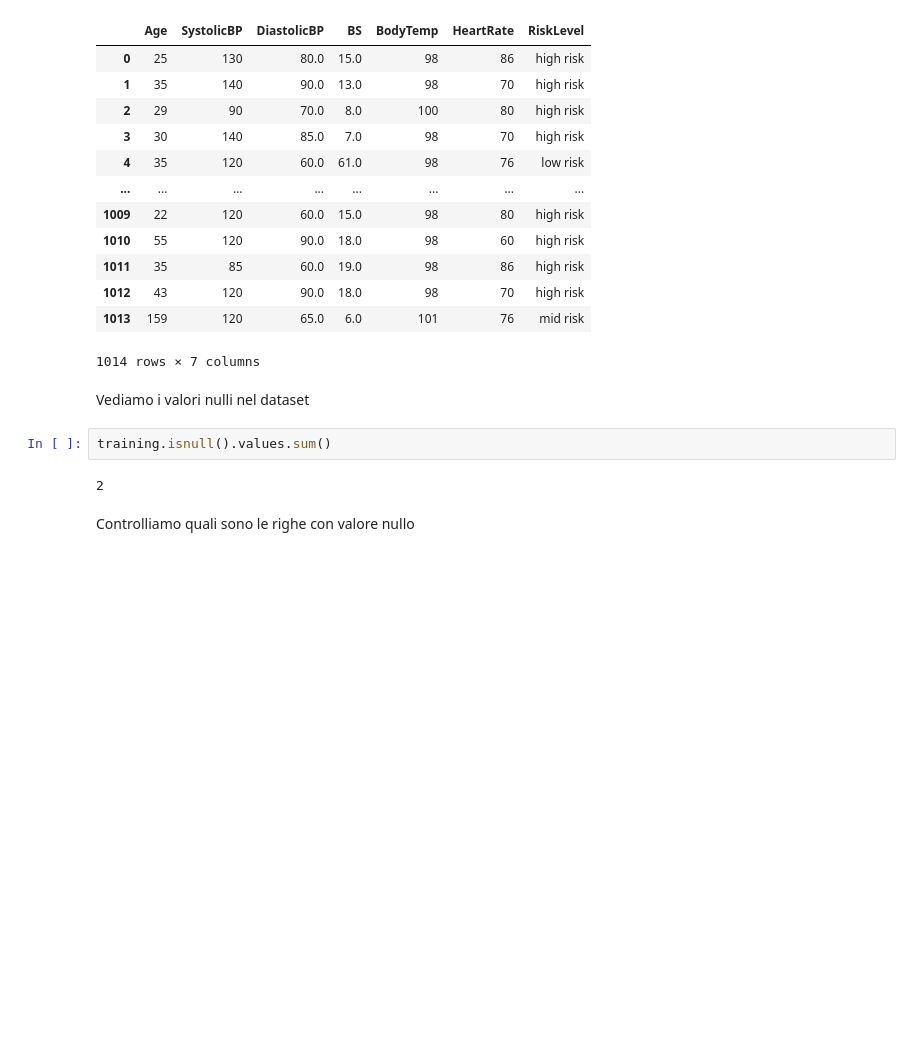
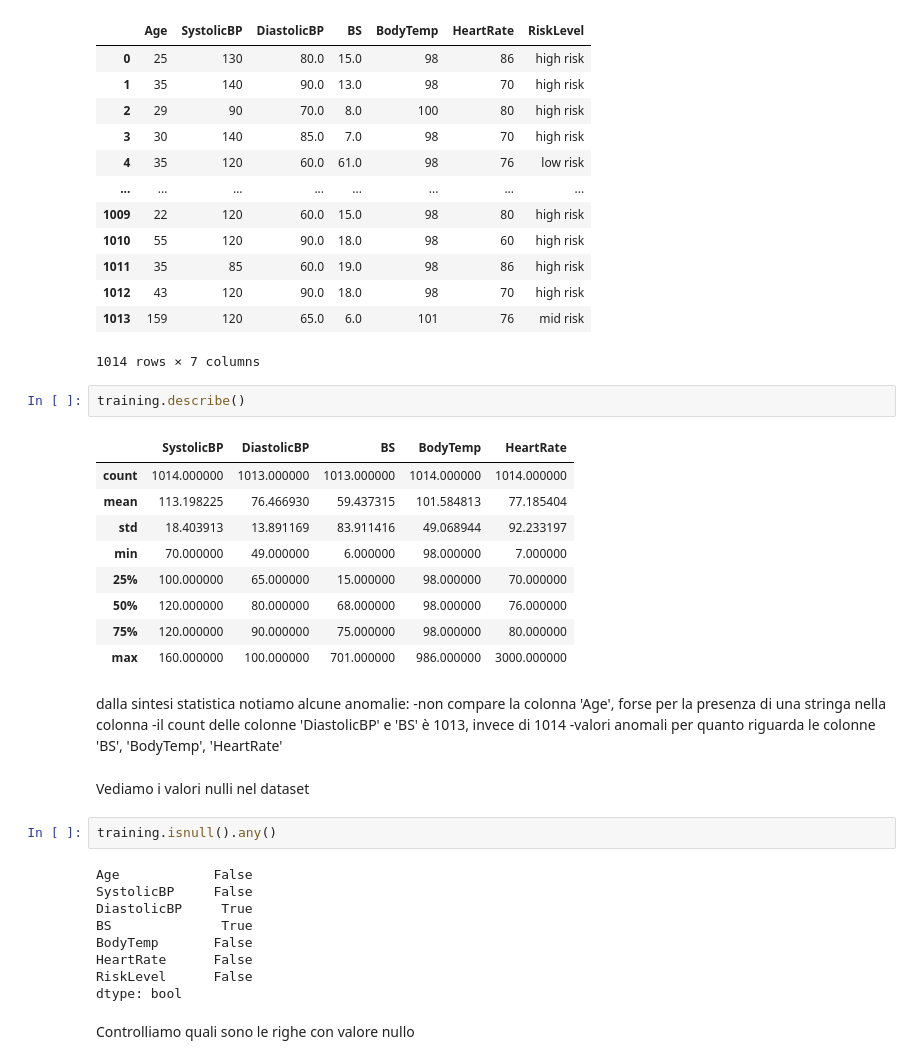
Before and after one commit to danlerr/Fondamenti-del-machine-learning, a Jupyter notebook: step2.ipynb, the cells around one changed output. Saved outputs shown, nothing was run; the diff lists cells and outputs as text; blank space fills up the shorter version.

```diff
--- a/step2.ipynb
+++ b/step2.ipynb
@@ -92,12 +86,36 @@ training
 | 1012 | 43 | 120 | 90.0 | 18.0 | 98 | 70 | high risk |
 | 1013 | 159 | 120 | 65.0 | 6.0 | 101 | 76 | mid risk |
 1014 rows × 7 columns
+# %%
+training.describe()
+# %% [output]
+|  | SystolicBP | DiastolicBP | BS | BodyTemp | HeartRate |
+| count | 1014.000000 | 1013.000000 | 1013.000000 | 1014.000000 | 1014.000000 |
+| mean | 113.198225 | 76.466930 | 59.437315 | 101.584813 | 77.185404 |
+| std | 18.403913 | 13.891169 | 83.911416 | 49.068944 | 92.233197 |
+| min | 70.000000 | 49.000000 | 6.000000 | 98.000000 | 7.000000 |
+| 25% | 100.000000 | 65.000000 | 15.000000 | 98.000000 | 70.000000 |
+| 50% | 120.000000 | 80.000000 | 68.000000 | 98.000000 | 76.000000 |
+| 75% | 120.000000 | 90.000000 | 75.000000 | 98.000000 | 80.000000 |
+| max | 160.000000 | 100.000000 | 701.000000 | 986.000000 | 3000.000000 |
+# %% [markdown]
+dalla sintesi statistica notiamo alcune anomalie:
+-non compare la colonna 'Age', forse per la presenza di una stringa nella colonna
+-il count delle colonne 'DiastolicBP' e 'BS' è 1013, invece di 1014
+-valori anomali per quanto riguarda le colonne 'BS', 'BodyTemp', 'HeartRate'
 # %% [markdown]
 Vediamo i valori nulli nel dataset
 # %%
-training.isnull().values.sum()
+training.isnull().any()
 # %% [output]
-2
+Age            False
+SystolicBP     False
+DiastolicBP     True
+BS              True
+BodyTemp       False
+HeartRate      False
+RiskLevel      False
+dtype: bool
 # %% [markdown]
 Controlliamo quali sono le righe con valore nullo
 # %%
```
Also changed, not shown: parts of 22 cells of this notebook, 1 other file.
